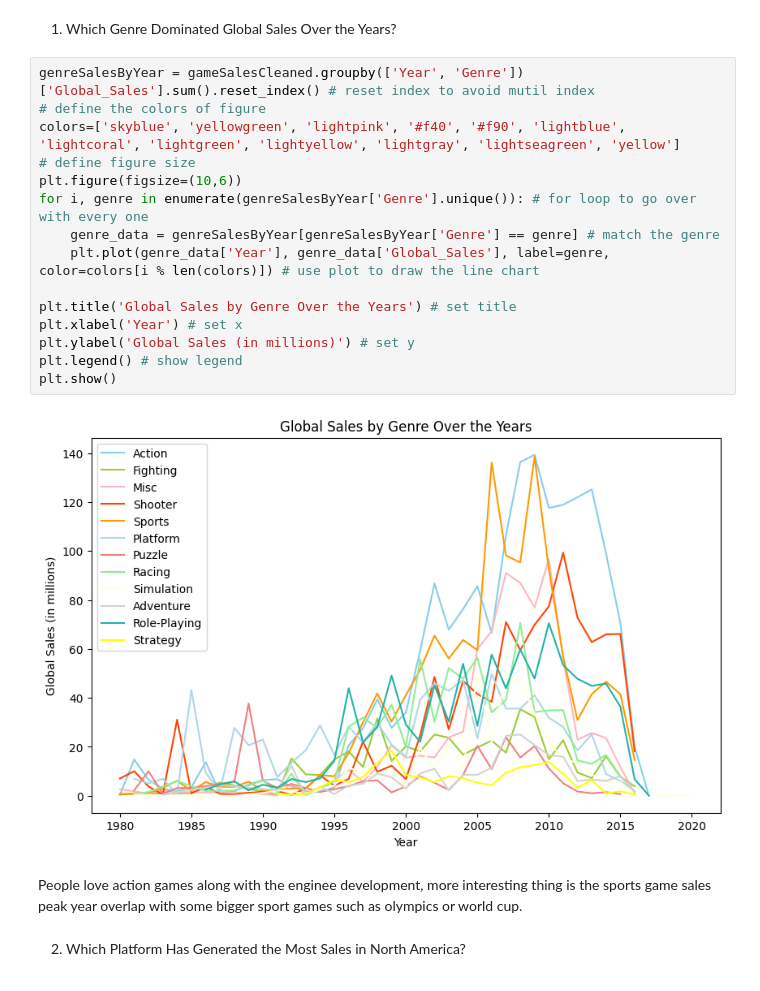
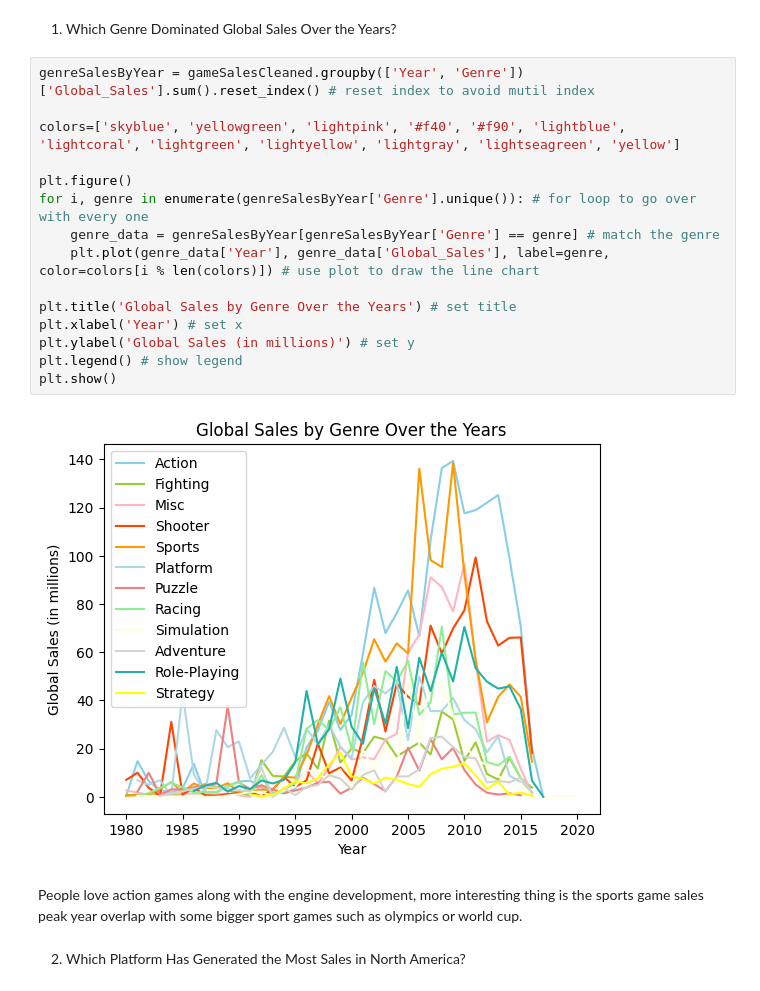
Before and after one commit to SeanMuInCa/learn_python, a Jupyter notebook: final_project_db.ipynb, the cells around one changed output. Drawn from its saved outputs; the diff is of its cells as text.

```diff
--- a/final_project_db.ipynb
+++ b/final_project_db.ipynb
@@ -283,23 +282,23 @@ Step 4: Ask & answer questions about the data (11 marks)
 1. Which Genre Dominated Global Sales Over the Years?
 # %%
 genreSalesByYear = gameSalesCleaned.groupby(['Year', 'Genre'])['Global_Sales'].sum().reset_index() # reset index to avoid mutil index
-# define the colors of figure
+
 colors=['skyblue', 'yellowgreen', 'lightpink', '#f40', '#f90', 'lightblue', 'lightcoral', 'lightgreen', 'lightyellow', 'lightgray', 'lightseagreen', 'yellow']
-# define figure size
-plt.figure(figsize=(10,6))
+
+plt.figure()
 for i, genre in enumerate(genreSalesByYear['Genre'].unique()): # for loop to go over with every one
     genre_data = genreSalesByYear[genreSalesByYear['Genre'] == genre] # match the genre
     plt.plot(genre_data['Year'], genre_data['Global_Sales'], label=genre, color=colors[i % len(colors)]) # use plot to draw the line chart
 
 plt.title('Global Sales by Genre Over the Years') # set title
 plt.xlabel('Year') # set x
 plt.ylabel('Global Sales (in millions)') # set y
 plt.legend() # show legend
 plt.show()
 # %% [output]
-[figure, old version]
+[figure, new version]
 # %% [markdown]
-People love action games along with the enginee development, more interesting thing is the sports game sales peak year overlap with some bigger sport games such as olympics or world cup.
+People love action games along with the engine development, more interesting thing is the sports game sales peak year overlap with some bigger sport games such as olympics or world cup.
 # %% [markdown]
 2. Which Platform Has Generated the Most Sales in North America?
 # %%
```
Also changed, not shown: parts of 5 cells of this notebook.
